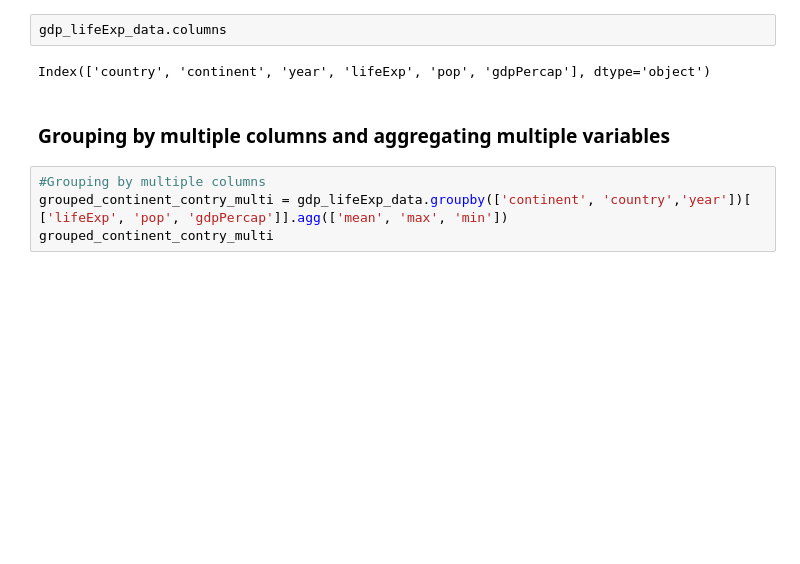
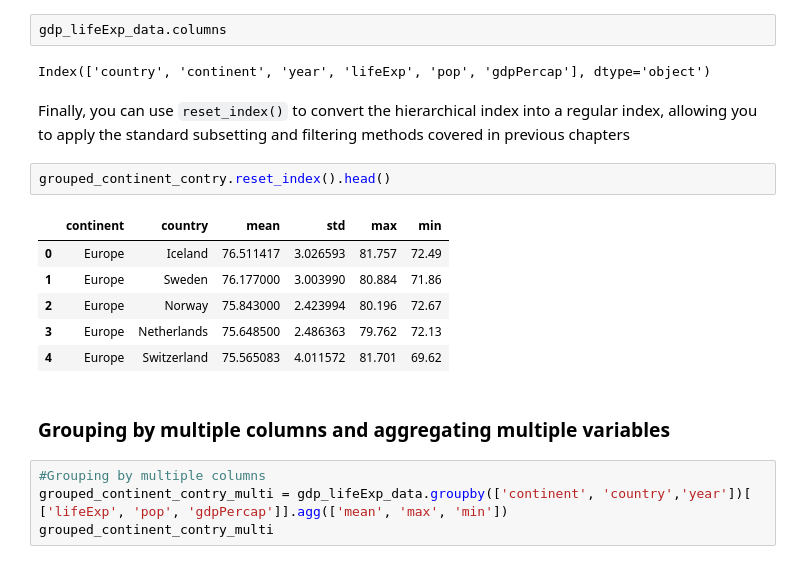
Before and after one commit to Lizhen0909/nu-stat303-1-sec20-coursebook, a Jupyter notebook: Data aggregation.ipynb, the cells around one changed output. Saved outputs shown, nothing was run; the diff lists cells and outputs as text; blank space fills up the shorter version.

```diff
--- a/Data aggregation.ipynb
+++ b/Data aggregation.ipynb
@@ -506,6 +509,17 @@ Name: (Americas, United States), dtype: float64
 gdp_lifeExp_data.columns
 # %% [output]
 Index(['country', 'continent', 'year', 'lifeExp', 'pop', 'gdpPercap'], dtype='object')
+# %% [markdown]
+Finally, you can use `reset_index()` to convert the hierarchical index into a regular index, allowing you to apply the standard subsetting and filtering methods covered in previous chapters
+# %%
+grouped_continent_contry.reset_index().head()
+# %% [output]
+|  | continent | country | mean | std | max | min |
+| 0 | Europe | Iceland | 76.511417 | 3.026593 | 81.757 | 72.49 |
+| 1 | Europe | Sweden | 76.177000 | 3.003990 | 80.884 | 71.86 |
+| 2 | Europe | Norway | 75.843000 | 2.423994 | 80.196 | 72.67 |
+| 3 | Europe | Netherlands | 75.648500 | 2.486363 | 79.762 | 72.13 |
+| 4 | Europe | Switzerland | 75.565083 | 4.011572 | 81.701 | 69.62 |
 # %% [markdown]
 ### Grouping by multiple columns and aggregating multiple variables
 # %%
```
Also changed, not shown: parts of 7 cells of this notebook, 4 other files.
